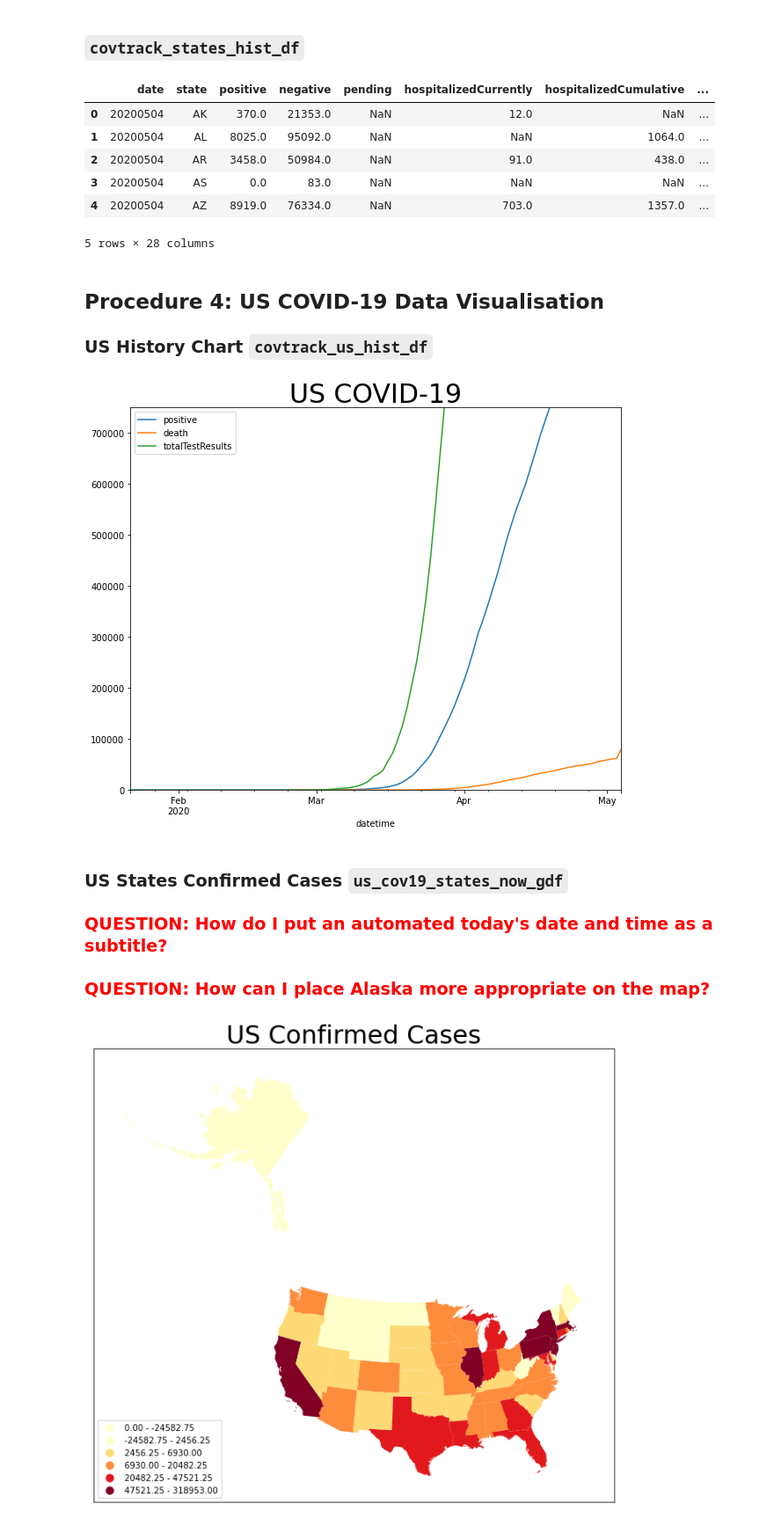
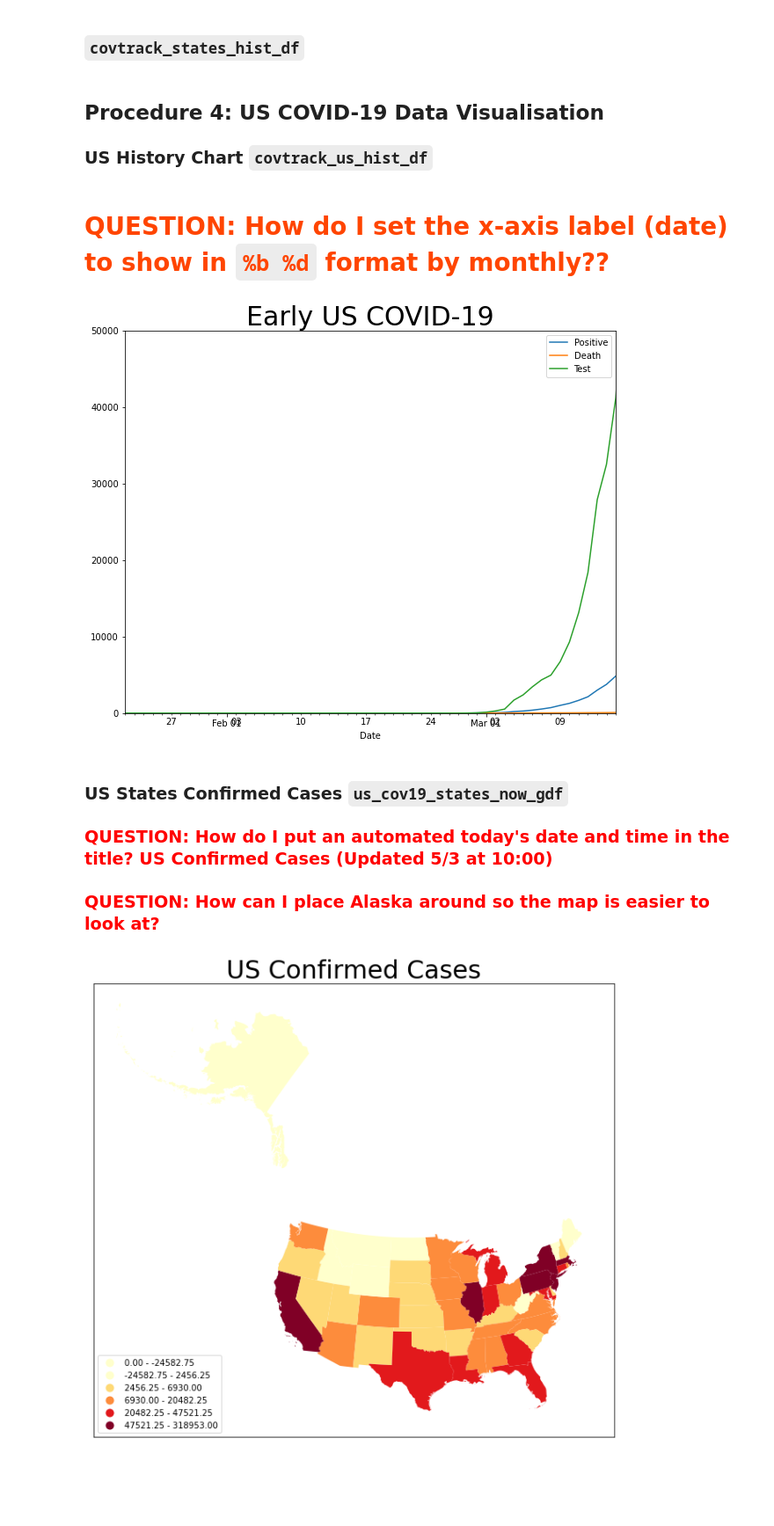
Before and after one commit to katkim0307/COVID-19_Response_Comparison, a Jupyter notebook: Final.ipynb, the cells around one changed output. Shown at 88% size. Drawn from its saved outputs; the diff is of its cells as text; code cells hidden in the pictures; blank space fills up the shorter version.

```diff
--- a/Final.ipynb
+++ b/Final.ipynb
@@ -112,9 +102,9 @@ covtrack_us_hist_df['datetime']=pd.to_datetime(covtrack_us_hist_df['date'].astyp
 # Converting the Dtype to datetime
 covtrack_us_hist_df['datetime']=pd.to_datetime(covtrack_us_hist_df['datetime'])
 # %%
-# # Creating a DataFrame for plotting charts (Set 'datetime' as the index)
-# covtrack_us_hist_plot_df = covtrack_us_hist_df[['datetime', 'positive', 'death', 'total']]
-# covtrack_us_hist_plot_df.set_index('datetime', inplace=True)
+# Creating a DataFrame for plotting charts (Set 'datetime' as the index)
+covtrack_us_hist_plot_df = covtrack_us_hist_df[['datetime', 'positive', 'death', 'total']].copy()
+covtrack_us_hist_plot_df.set_index('datetime', inplace=True)
 # %% [markdown]
 ### [COVID Tracking Project States Accumulative Data](https://covidtracking.com/api)
 # %%
@@ -201,32 +187,39 @@ us_cov19_states_gdf = us_cov19_states_gdf.drop(['STATEFP'], axis=1)
-# %%
-us_cov19_states_gdf.head()
-# %% [output]
-|  | date | state | positive | negative | pending | hospitalizedCurrently | hospitalizedCumulative | ... |
-| 0 | 20200504 | AK | 370.0 | 21353.0 | NaN | 12.0 | NaN | ... |
-| 1 | 20200504 | AL | 8025.0 | 95092.0 | NaN | NaN | 1064.0 | ... |
-| 2 | 20200504 | AR | 3458.0 | 50984.0 | NaN | 91.0 | 438.0 | ... |
-| 3 | 20200504 | AS | 0.0 | 83.0 | NaN | NaN | NaN | ... |
-| 4 | 20200504 | AZ | 8919.0 | 76334.0 | NaN | 703.0 | 1357.0 | ... |
-5 rows × 28 columns
 # %% [markdown]
 ## Procedure 4: US COVID-19 Data Visualisation
 ### US History Chart `covtrack_us_hist_df`
-# %%
-covtrack_us_hist_df.plot(
-    x='datetime',
-    y=['positive', 'death', 'totalTestResults'],
-    xlim=()
-    ylim=(0, 750000),
-    figsize=(10, 8),
-);
-
-plt.title('Early US COVID-19', fontdict={'size':30});
-# %% [output]
-[figure, removed]
+# %% [markdown]
+# <font color = 'orangered'> QUESTION: How do I set the x-axis label (date) to show in `%b %d` format by monthly?? </font>
+# %%
+fig, ax = plt.subplots(figsize=(10, 8))
+
+covtrack_us_hist_plot_df.plot(
+    ax=ax,
+    #x='datetime',
+    y=['positive', 'death', 'total'],
+    xlim=('2020-01-22', '2020-03-15'),
+    ylim=(0, 50000),
+    figsize=(10, 8),
+);
+
+# x-axis label
+plt.xlabel('Date')
+
+# Rename legend
+ax.legend(['Positive', 'Death', 'Test'])
+
+# set ticks every month
+ax.xaxis.set_major_locator(mdates.MonthLocator())
+
+# set major ticks format
+ax.xaxis.set_major_formatter(mdates.DateFormatter('%b %d'))
+
+plt.title('Early US COVID-19', fontdict={'size':30});
+# %% [output]
+[figure, added]
 # %% [markdown]
 ### US States Confirmed Cases `us_cov19_states_now_gdf`
-### <font color = 'red'> QUESTION: How do I put an automated today's date and time as a subtitle? </font>
-### <font color = 'red'> QUESTION: How can I place Alaska more appropriate on the map? </font>
+### <font color = 'red'> QUESTION: How do I put an automated today's date and time in the title? US Confirmed Cases (Updated 5/3 at 10:00) </font>
+### <font color = 'red'> QUESTION: How can I place Alaska around so the map is easier to look at? </font>
 # %%
 from datetime import date
 
```
Also changed, not shown: parts of 8 cells of this notebook, 1 other file.
